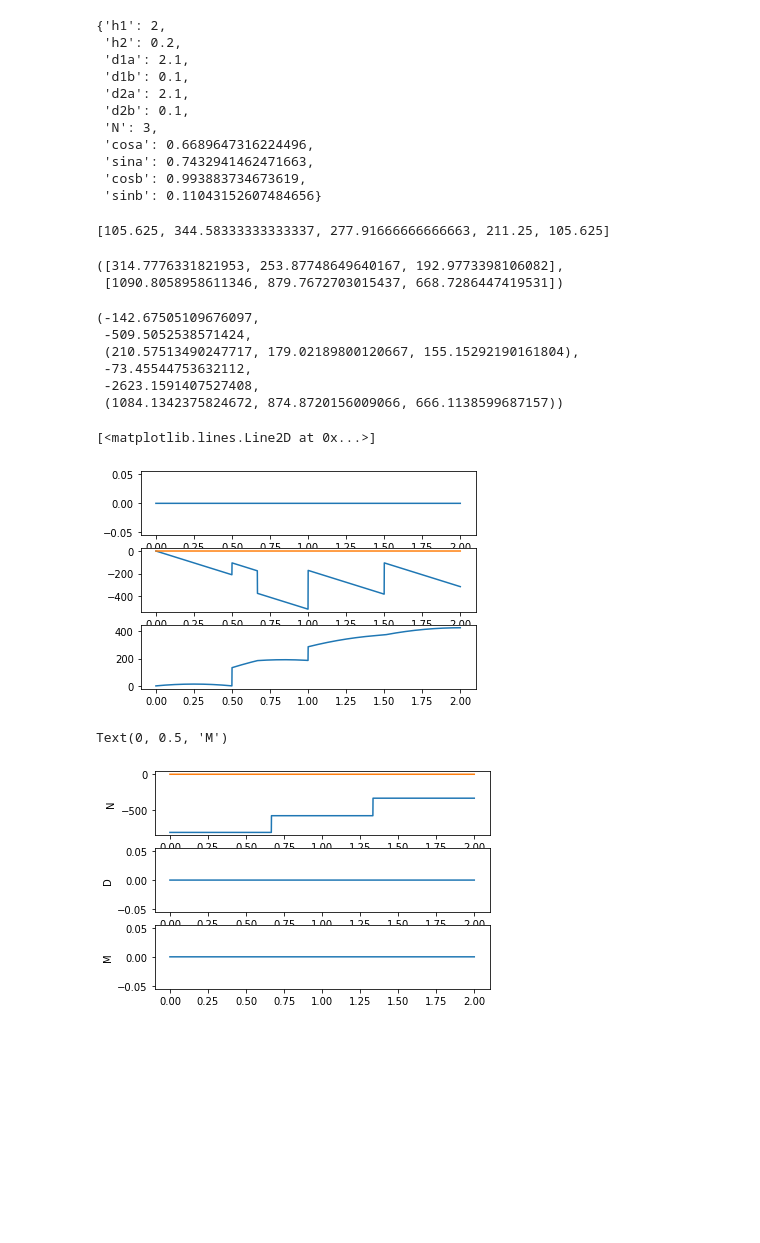
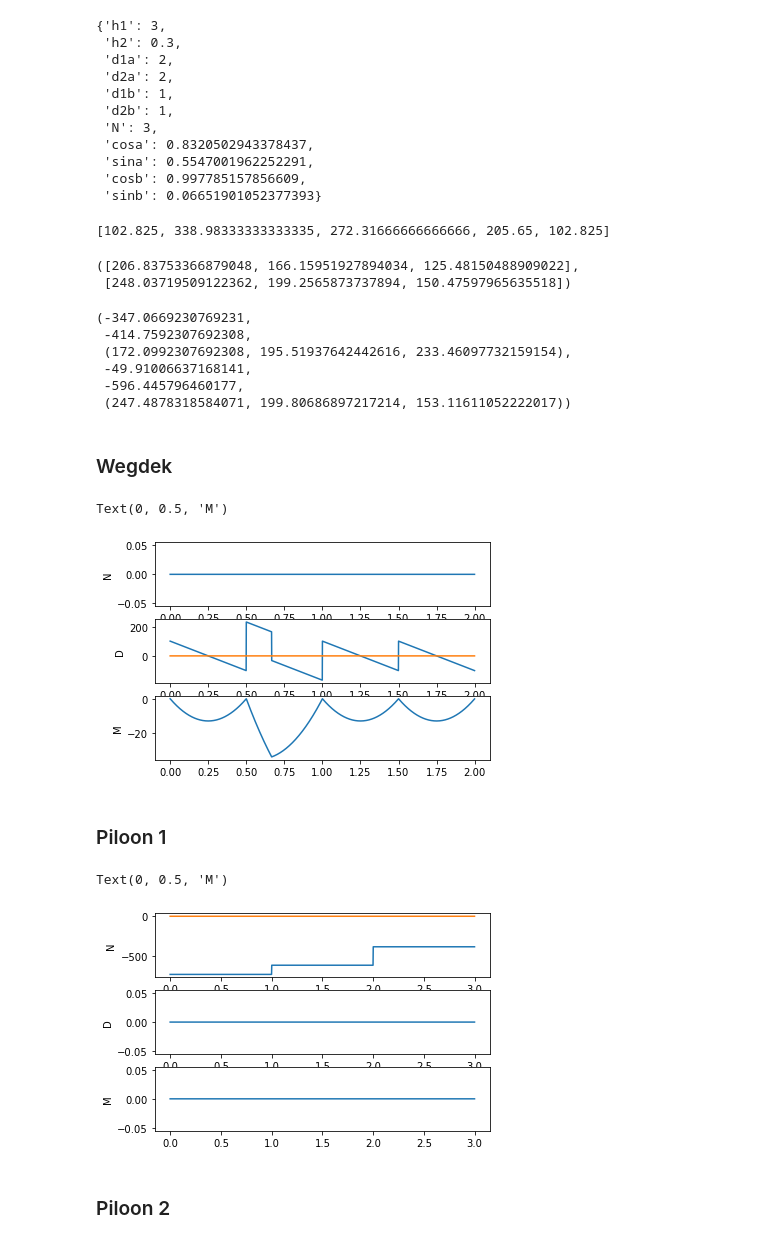
Before and after one commit to SamClercky/project-bouwkunde, a Jupyter notebook: genetic-algo-optim-ramses.ipynb, the cells around one changed output. Saved outputs shown, nothing was run; the diff lists cells and outputs as text; code cells hidden in the pictures; blank space fills up the shorter version.

```diff
--- a/genetic-algo-optim-ramses.ipynb
+++ b/genetic-algo-optim-ramses.ipynb
@@ -17,53 +17,60 @@ from berekeningen_ramses import Brug
 Berekeningen gaan uit van volgende situatie:
 ![Berekeningen](figures/berekeningen_andreas2.0.svg)
 # %%
-brug = Brug(2, 0.2, 2.1, 2.1, 0.1, 0.1, 3)
+brug = Brug(3, 0.3, 2, 2, 1, 1, 3)
 brug.__dict__
 # %% [output]
-{'h1': 2,
- 'h2': 0.2,
- 'd1a': 2.1,
- 'd1b': 0.1,
- 'd2a': 2.1,
- 'd2b': 0.1,
+{'h1': 3,
+ 'h2': 0.3,
+ 'd1a': 2,
+ 'd2a': 2,
+ 'd1b': 1,
+ 'd2b': 1,
  'N': 3,
- 'cosa': 0.6689647316224496,
- 'sina': 0.7432941462471663,
- 'cosb': 0.993883734673619,
- 'sinb': 0.11043152607484656}
+ 'cosa': 0.8320502943378437,
+ 'sina': 0.5547001962252291,
+ 'cosb': 0.997785157856609,
+ 'sinb': 0.06651901052377393}
 # %%
 brug.calc_reactie_krachten()
 # %% [output]
-[105.625, 344.58333333333337, 277.91666666666663, 211.25, 105.625]
+[102.825, 338.98333333333335, 272.31666666666666, 205.65, 102.825]
 # %%
 brug.calc_touw_kracht()
 # %% [output]
-([314.7776331821953, 253.87748649640167, 192.9773398106082],
- [1090.8058958611346, 879.7672703015437, 668.7286447419531])
+([206.83753366879048, 166.15951927894034, 125.48150488909022],
+ [248.03719509122362, 199.2565873737894, 150.47597965635518])
 # %%
 brug.calc_kant()
 # %% [output]
-(-142.67505109676097,
- -509.5052538571424,
- (210.57513490247717, 179.02189800120667, 155.15292190161804),
- -73.45544753632112,
- -2623.1591407527408,
- (1084.1342375824672, 874.8720156009066, 666.1138599687157))
+(-347.0669230769231,
+ -414.7592307692308,
+ (172.0992307692308, 195.51937642442616, 233.46097732159154),
+ -49.91006637168141,
+ -596.445796460177,
+ (247.4878318584071, 199.80686897217214, 153.11611052222017))
+# %% [markdown]
+### Wegdek
 # %%
 x = np.arange(0, 2, 0.001)
 N, D, M = list(zip(*[brug.calc_intern_wegdek(xi) for xi in x]))
 
 plt.figure()
 ax1 = plt.subplot(3,1,1)
 ax1.plot(x, N)
+ax1.set_ylabel("N")
 ax2 = plt.subplot(3,1,2, sharex=ax1)
 ax2.plot(x, D)
+ax2.set_ylabel("D")
 ax2.plot(x, [0]*len(x))
 ax3 = plt.subplot(3,1,3, sharex=ax1)
-ax3.plot(x, M)
+ax3.plot(x, [-m for m in M])
+ax3.set_ylabel("M")
 # %% [output]
-[<matplotlib.lines.Line2D at 0x...>]
+Text(0, 0.5, 'M')
-[figure, old version]
+[figure, new version]
+# %% [markdown]
+### Piloon 1
 # %%
 x = np.arange(0, brug.h1, 0.001)
 N, D, M = list(zip(*[brug.calc_intern_balk(xi, True) for xi in x]))
@@ -81,7 +88,9 @@ ax3.plot(x, M)
 ax3.set_ylabel("M")
 # %% [output]
 Text(0, 0.5, 'M')
-[figure, old version]
+[figure, new version]
+# %% [markdown]
+### Piloon 2
 # %%
 x = np.arange(0, brug.h2, 0.001)
 N, D, M = list(zip(*[brug.calc_intern_balk(xi, False) for xi in x]))
```
Also changed, not shown: parts of 1 cell of this notebook, 3 other files.
